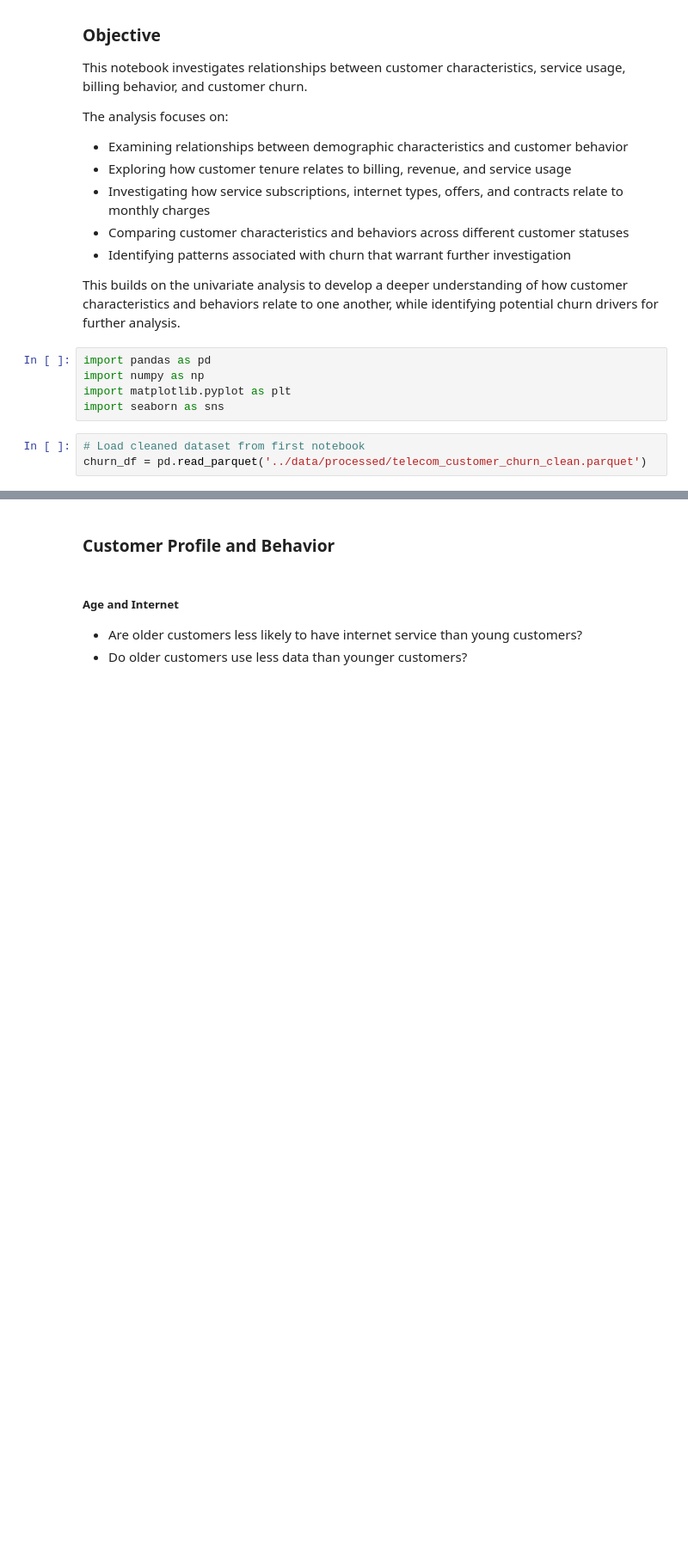
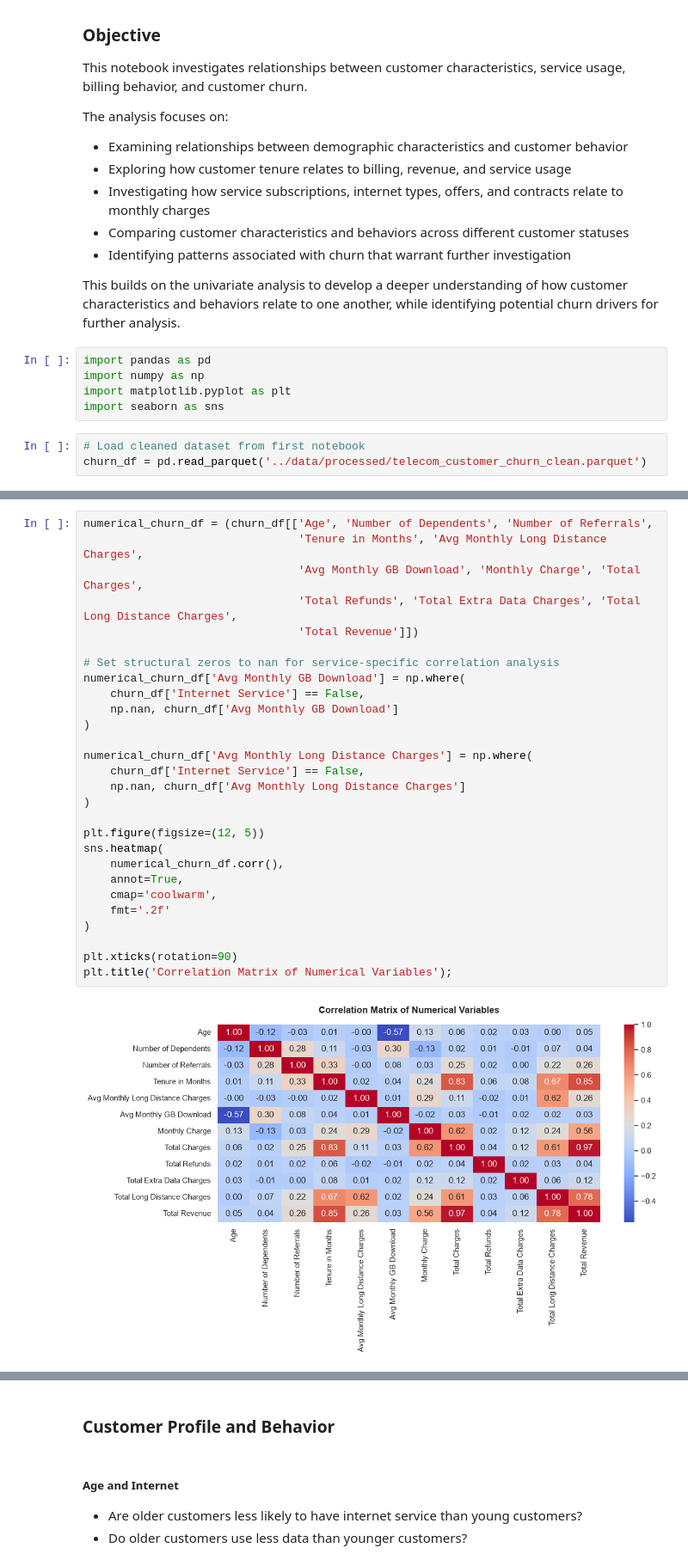
Before and after one commit to pendergataxel/telecom-customer-churn-analysis, a Jupyter notebook: notebooks/03_bivariate_and_churn_drivers.ipynb, the cells around one changed output, grey strips where cells are left out. Shown at 86% size. Drawn from its saved outputs; the diff is of its cells as text; blank space fills up the shorter version.

Commit message:
Modify bivariate analysis

```diff
--- a/notebooks/03_bivariate_and_churn_drivers.ipynb
+++ b/notebooks/03_bivariate_and_churn_drivers.ipynb
@@ -40,0 +46,30 @@ plt.rcParams['axes.spines.right'] = False
+# %%
+numerical_churn_df = (churn_df[['Age', 'Number of Dependents', 'Number of Referrals',
+                                'Tenure in Months', 'Avg Monthly Long Distance Charges',
+                                'Avg Monthly GB Download', 'Monthly Charge', 'Total Charges',
+                                'Total Refunds', 'Total Extra Data Charges', 'Total Long Distance Charges',
+                                'Total Revenue']])
+
+# Set structural zeros to nan for service-specific correlation analysis
+numerical_churn_df['Avg Monthly GB Download'] = np.where(
+    churn_df['Internet Service'] == False,
+    np.nan, churn_df['Avg Monthly GB Download']
+)
+
+numerical_churn_df['Avg Monthly Long Distance Charges'] = np.where(
+    churn_df['Internet Service'] == False,
+    np.nan, churn_df['Avg Monthly Long Distance Charges']
+)
+
+plt.figure(figsize=(12, 5))
+sns.heatmap(
+    numerical_churn_df.corr(),
+    annot=True,
+    cmap='coolwarm',
+    fmt='.2f'
+)
+
+plt.xticks(rotation=90)
+plt.title('Correlation Matrix of Numerical Variables');
+# %% [output]
+[figure, added]
```
Also changed, not shown: parts of 50 cells of this notebook, 1 other file.
